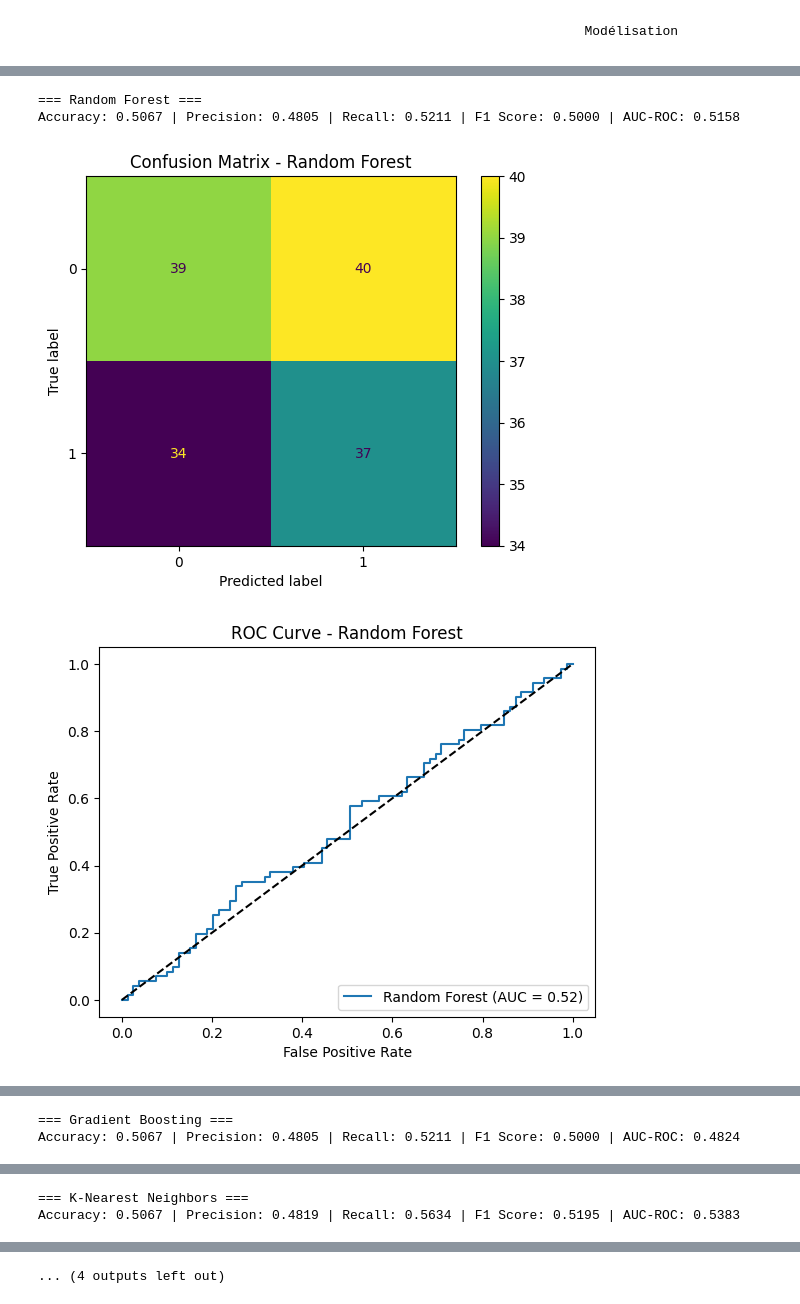
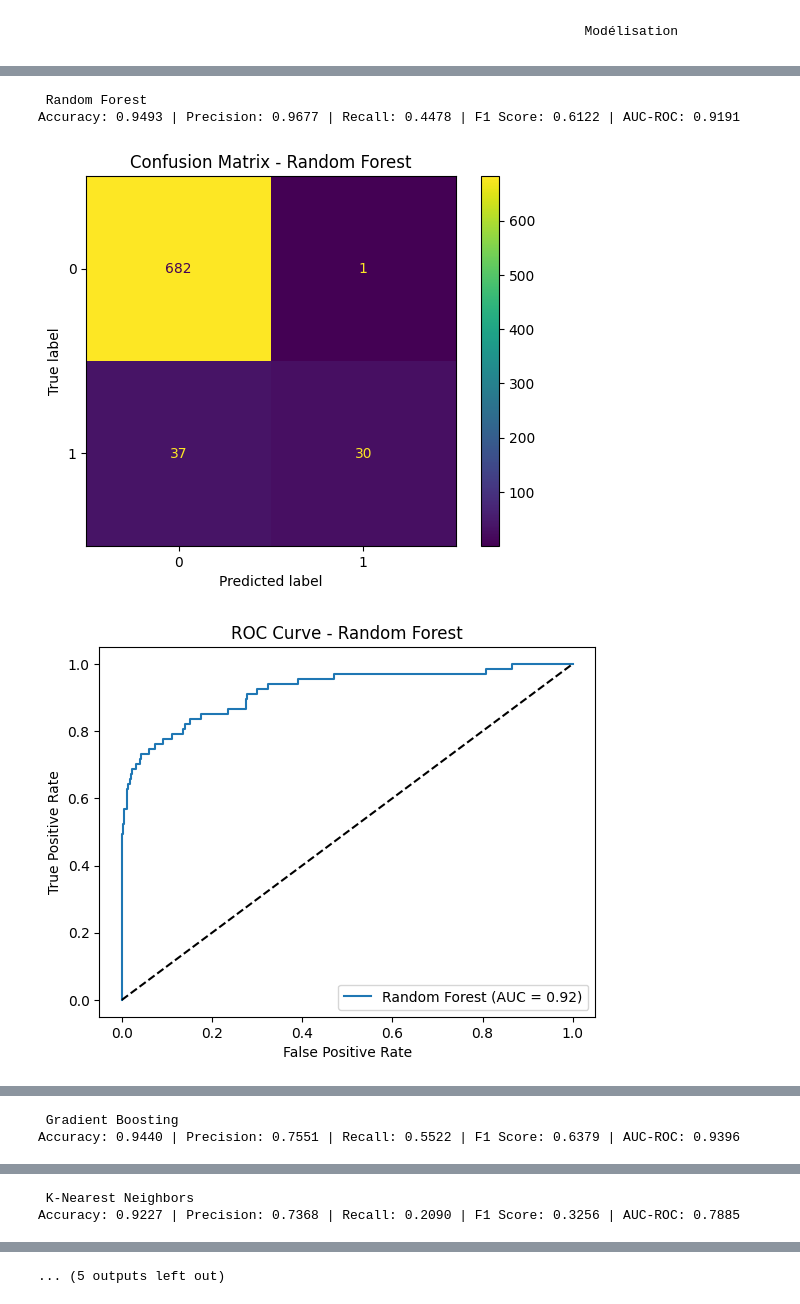
Before and after one commit to Thierry-NGNATCHEU/credit-prediction, a Jupyter notebook: Classification.ipynb, the cells around one changed output, grey strips where cells are left out. Saved outputs shown, nothing was run; the diff lists cells and outputs as text; code cells hidden in the pictures.

```diff
--- a/Classification.ipynb
+++ b/Classification.ipynb
@@ -9,7 +9,7 @@ from pandas import read_csv
 import os
 #os.getcwd()
 # enregistrement du chemin du fichier dans la variable pour un accès plus facile
-file_path = 'C:/Users/ngnat/Downloads/E4e_DISA/Machine_Learning/Financial_Datasets.zip'
+file_path = r'C:/Users/cinthia/OneDrive/Bureau/ProjetMachine_learning/Bank_Personal_Loan_Modelling.csv'
 
 # lecture des données et stockage des données dans DataFrame intitulé melbourne_data
 data = pd.read_csv(file_path)
@@ -644,8 +510,8 @@ data_target = pd.DataFrame({
     'Personal Loan': np.random.randint(0, 2, 500)
 })
 
-X = data_target.drop(columns=['Personal Loan'])
-y = data_target['Personal Loan']
+X = data_exp.drop(columns=['Personal Loan'])
+y = data_exp['Personal Loan']
 
 X_train, X_test, y_train, y_test = train_test_split(X, y, test_size=0.3, random_state=0)
 
@@ -680,39 +546,50 @@ for name, model in models.items():
     f1 = f1_score(y_test, y_pred)
     auc = roc_auc_score(y_test, y_proba) if y_proba.sum() > 0 else 0.0
 
-    print(f"\n=== {name} ===")
+    print(f"\n {name} ")
     print(f"Accuracy: {acc:.4f} | Precision: {prec:.4f} | Recall: {rec:.4f} | F1 Score: {f1:.4f} | AUC-ROC: {auc:.4f}")
+
+
+
 
     cm = confusion_matrix(y_test, y_pred)
     disp = ConfusionMatrixDisplay(confusion_matrix=cm)
     disp.plot()
     plt.title(f"Confusion Matrix - {name}")
     plt.show()
 
     if y_proba.sum() > 0:
         fpr, tpr, _ = roc_curve(y_test, y_proba)
         plt.figure()
         plt.plot(fpr, tpr, label=f'{name} (AUC = {auc:.2f})')
         plt.plot([0, 1], [0, 1], 'k--')
         plt.xlabel('False Positive Rate')
         plt.ylabel('True Positive Rate')
         plt.title(f'ROC Curve - {name}')
         plt.legend(loc='lower right')
         plt.show()
 
     plt.figure(figsize=(6, 4))
     X_temp = preprocessor.fit_transform(X_test)
     from sklearn.decomposition import PCA
     pca = PCA(n_components=2)
     components = pca.fit_transform(X_temp)
     plt.scatter(components[:, 0], components[:, 1], c=y_pred, cmap='viridis', alpha=0.7)
     plt.title(f"Scatter Plot des Prédictions - {name}")
     plt.xlabel("Composante 1")
     plt.ylabel("Composante 2")
     plt.colorbar(label="Classe prédite")
     plt.show()
+
+    # Résumé final
+print("\n Résumé des Performances ")
+for name, res in results.items():
+    print(f"{name}: AUC={res['auc']:.4f}, Accuracy={res['accuracy']:.4f}, F1={res['f1']:.4f}")
+    print(f"  Meilleurs paramètres: {res['params']}")
+
+print(f"\n Meilleur modèle: {best_model} avec AUC = {best_auc:.4f}")
 # %% [output]
-=== Random Forest ===
-Accuracy: 0.5067 | Precision: 0.4805 | Recall: 0.5211 | F1 Score: 0.5000 | AUC-ROC: 0.5158
+ Random Forest
+Accuracy: 0.9493 | Precision: 0.9677 | Recall: 0.4478 | F1 Score: 0.6122 | AUC-ROC: 0.9191
-[figure, old version]
+[figure, new version]
-[figure, old version]
+[figure, new version]
@@ -720,2 +597,2 @@ Accuracy: 0.5067 | Precision: 0.4805 | Recall: 0.5211 | F1 Score: 0.5000 | AUC-R
-=== Gradient Boosting ===
-Accuracy: 0.5067 | Precision: 0.4805 | Recall: 0.5211 | F1 Score: 0.5000 | AUC-ROC: 0.4824
+ Gradient Boosting
+Accuracy: 0.9440 | Precision: 0.7551 | Recall: 0.5522 | F1 Score: 0.6379 | AUC-ROC: 0.9396
@@ -725,2 +602,2 @@ Accuracy: 0.5067 | Precision: 0.4805 | Recall: 0.5211 | F1 Score: 0.5000 | AUC-R
-=== K-Nearest Neighbors ===
-Accuracy: 0.5067 | Precision: 0.4819 | Recall: 0.5634 | F1 Score: 0.5195 | AUC-ROC: 0.5383
+ K-Nearest Neighbors
+Accuracy: 0.9227 | Precision: 0.7368 | Recall: 0.2090 | F1 Score: 0.3256 | AUC-ROC: 0.7885
@@ -730 +607 @@ Accuracy: 0.5067 | Precision: 0.4819 | Recall: 0.5634 | F1 Score: 0.5195 | AUC-R
-... (4 outputs left out)
+... (5 outputs left out)
```
Also changed, not shown: parts of 16 cells of this notebook, 4 other files.
